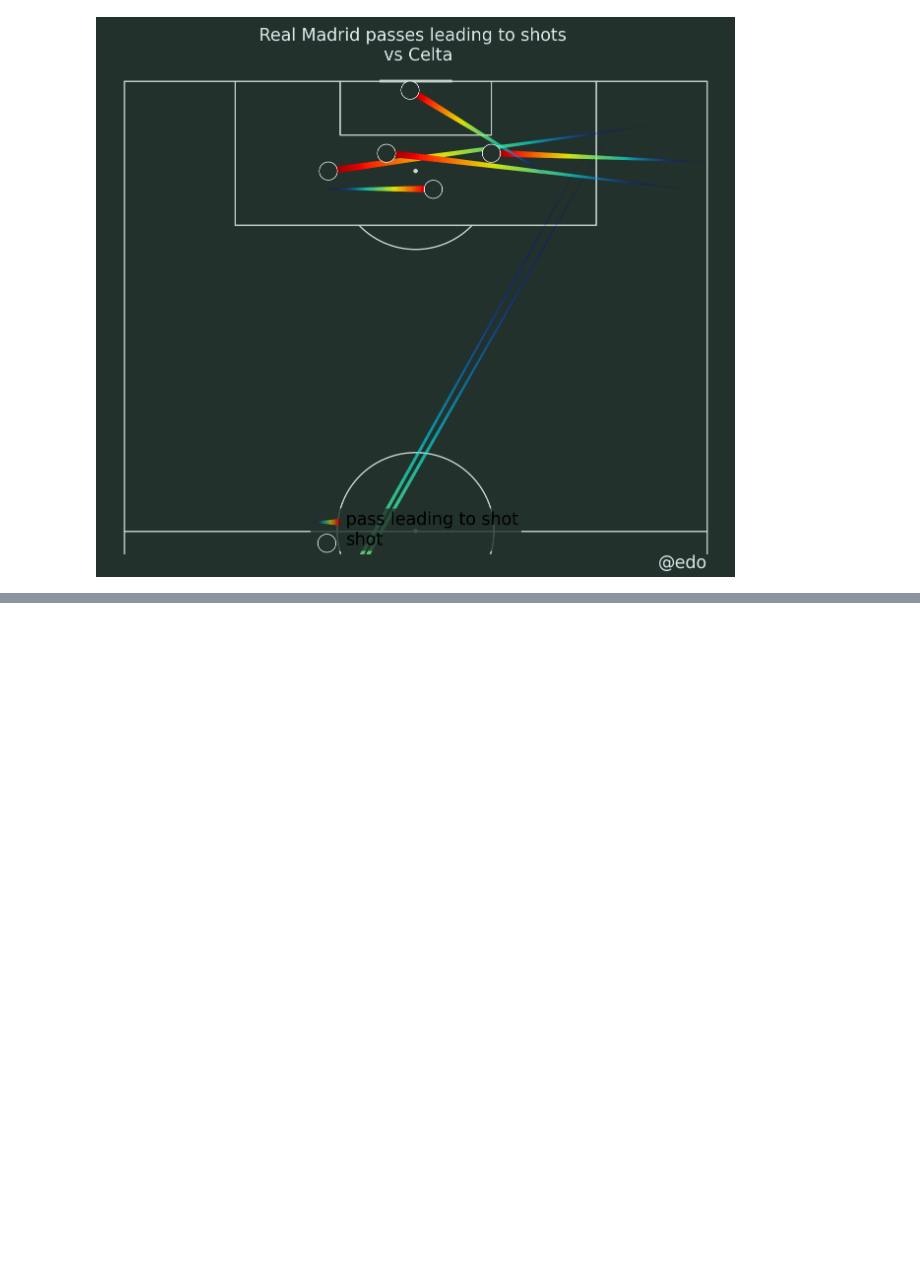
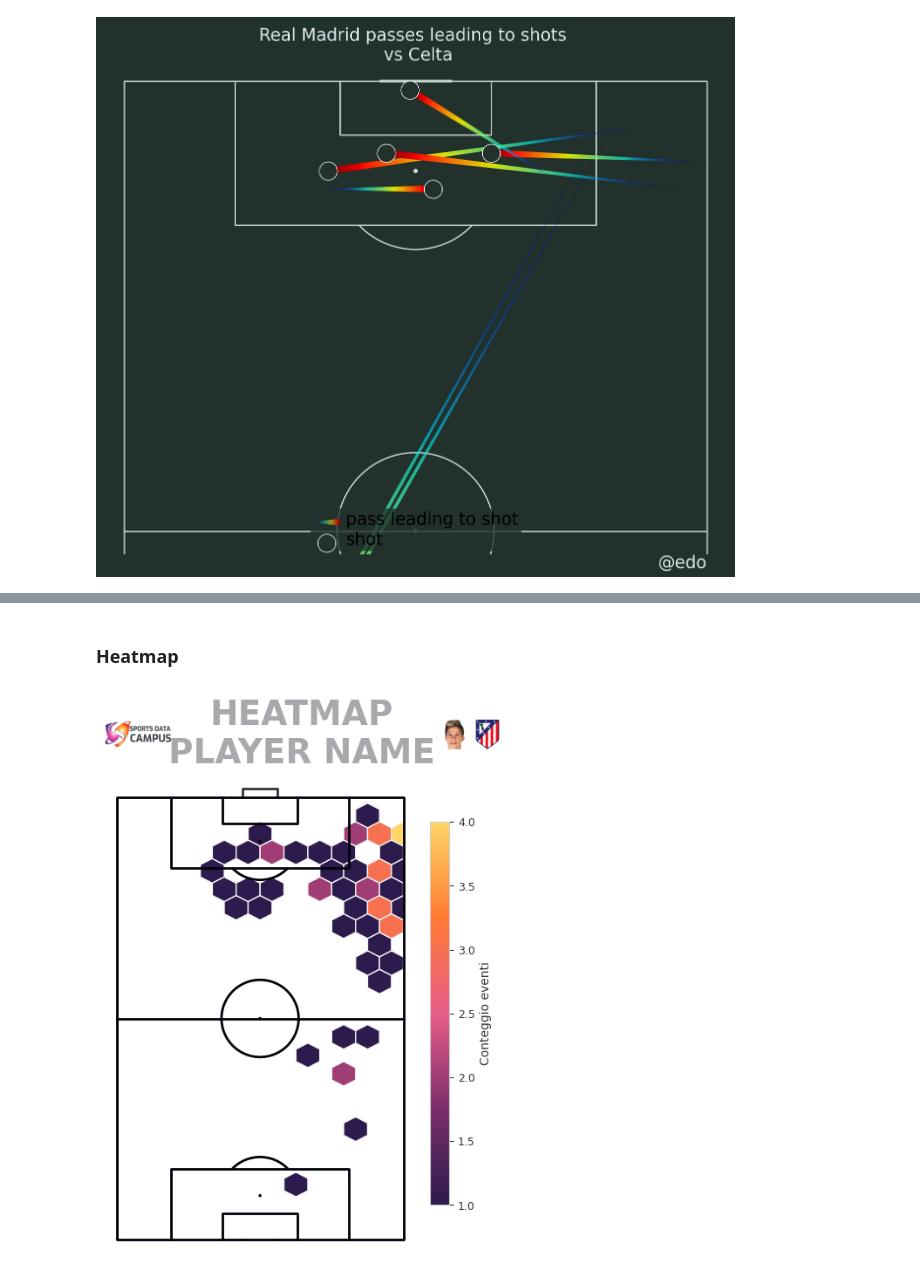
Before and after one commit to EdoardoMarchetti/ScoutingAgent, a Jupyter notebook: notebooks/visualization.ipynb, the cells around one changed output, grey strips where cells are left out. Cells and saved outputs as stored; diff of their text form; code cells hidden in the pictures; blank space fills up the shorter version.

```diff
--- a/notebooks/visualization.ipynb
+++ b/notebooks/visualization.ipynb
@@ -812,0 +848,2 @@ plt.show()
+# %% [markdown]
+### Heatmap
@@ -812,0 +1003,17 @@ plt.show()
+# %%
+df_ev = fetch_player_events_single_match(
+     player_id=722567,
+    match_id=5718123,
+)
+
+# opzionale: stesse query dim di prima per player_image_data_url / team_image_data_url
+fig, ax = plot_player_match_hex_heatmap(
+    df_ev,
+    "HEATMAP\nPLAYER NAME",
+    player_img_source=out['player_image_data_url'],
+    team_img_source=out['team_image_data_url'],
+    pitch_half=False,
+)
+plt.show()
+# %% [output]
+[figure, added]
```
Also changed, not shown: parts of 17 cells of this notebook, 15 other files.
